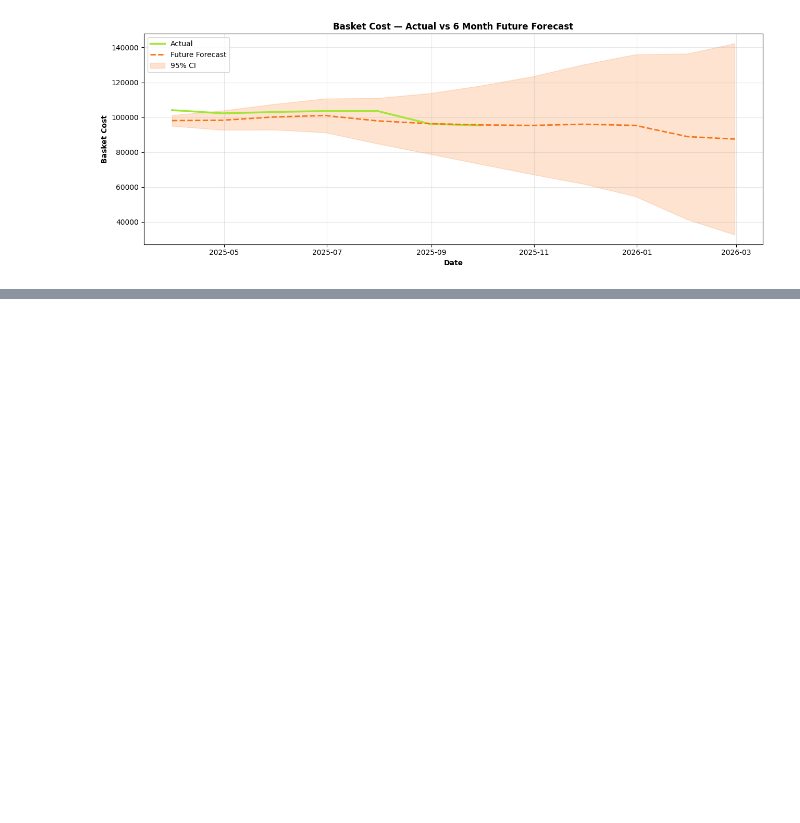
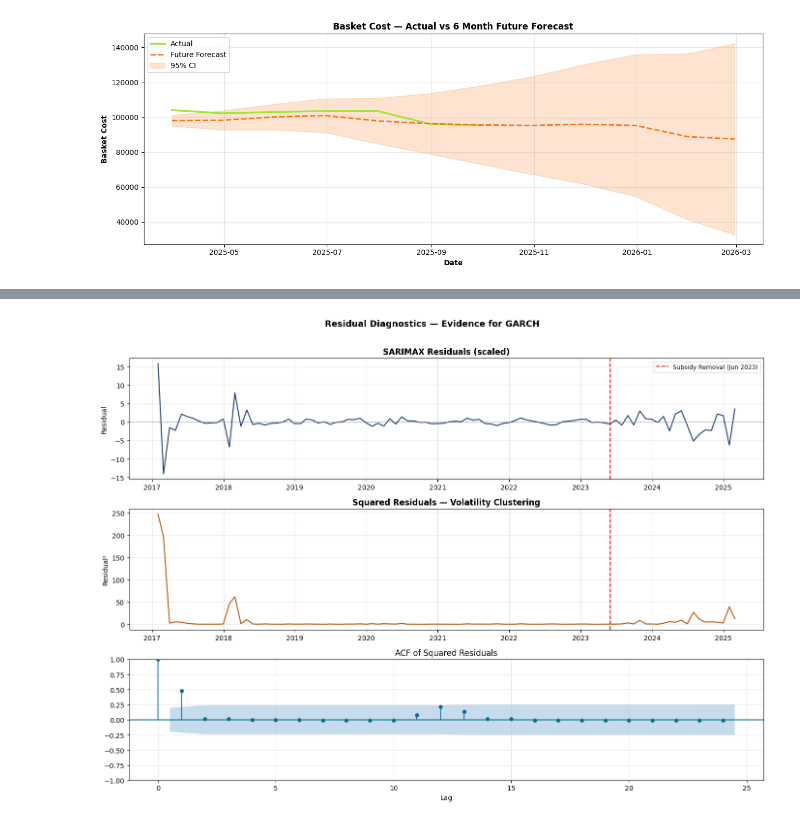
Before and after one commit to Abd00lmalik/TS_ACADEMY_CAPSTONE_PROJECT, a Jupyter notebook: 02_basket_cost_modelling_&_forecast.ipynb, the cells around one changed output, grey strips where cells are left out. Drawn from its saved outputs; the diff is of its cells as text; code cells hidden in the pictures; blank space fills up the shorter version.

```diff
--- a/02_basket_cost_modelling_&_forecast.ipynb
+++ b/02_basket_cost_modelling_&_forecast.ipynb
@@ -514,0 +622,36 @@ plt.show()
+# %%
+fig, axes = plt.subplots(3, 1, figsize=(14, 10))
+
+
+axes[0].plot(residuals.index, residuals_scaled.values,
+             color='#1B3A6B', linewidth=1.5)
+axes[0].axhline(0, color='grey', linestyle='--', linewidth=0.8)
+axes[0].axvline(pd.Timestamp('2023-06-01'), color='red',
+                linestyle='--', linewidth=1.5, label='Subsidy Removal (Jun 2023)')
+axes[0].set_title('SARIMAX Residuals (scaled)', fontsize=12, fontweight='bold')
+axes[0].set_ylabel('Residual')
+axes[0].legend(fontsize=9)
+axes[0].grid(alpha=0.3)
+
+
+axes[1].plot(residuals.index, residuals_scaled.values**2,
+             color='#B45309', linewidth=1.5)
+axes[1].axvline(pd.Timestamp('2023-06-01'), color='red',
+                linestyle='--', linewidth=1.5)
+axes[1].set_title('Squared Residuals — Volatility Clustering', fontsize=12, fontweight='bold')
+axes[1].set_ylabel('Residual²')
+axes[1].grid(alpha=0.3)
+
+
+plot_acf(residuals_scaled**2, lags=24, ax=axes[2],
+         color='#0D6E8C', title='ACF of Squared Residuals')
+axes[2].set_xlabel('Lag')
+axes[2].grid(alpha=0.3)
+
+plt.suptitle('Residual Diagnostics — Evidence for GARCH',
+             fontsize=13, fontweight='bold', y=1.01)
+plt.tight_layout()
+plt.savefig('garch_residual_diagnostics.png', dpi=150, bbox_inches='tight')
+plt.show()
+# %% [output]
+[figure, added]
```
Also changed, not shown: parts of 14 cells of this notebook.
